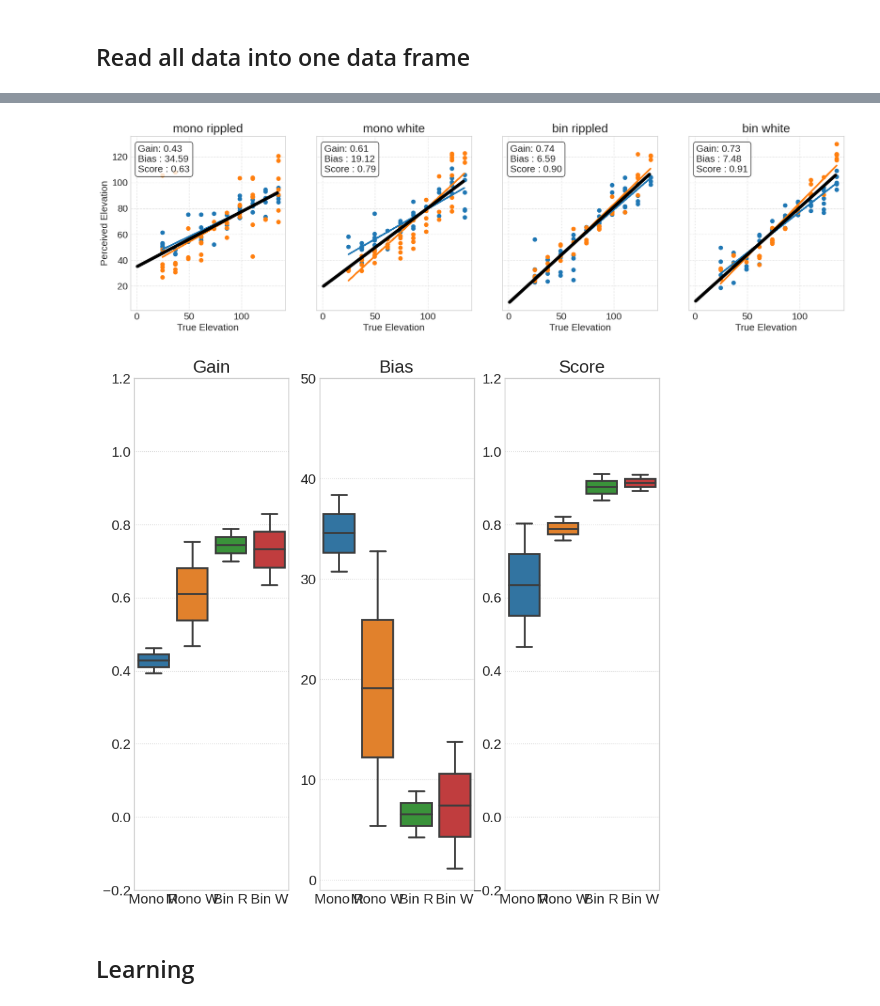
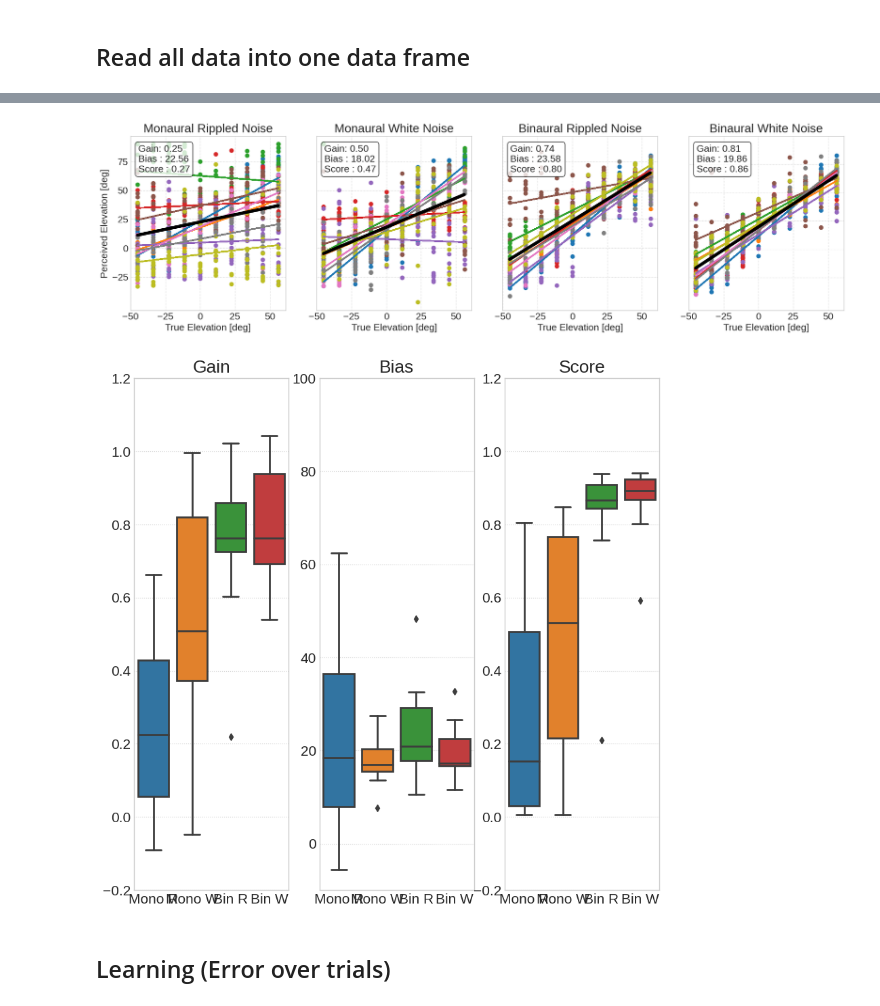
Before and after one commit to oesst/vertical_localization_exp, a Jupyter notebook: data_analysis.ipynb, the cells around one changed output, grey strips where cells are left out. Saved outputs shown, nothing was run; the diff lists cells and outputs as text; code cells hidden in the pictures.

```diff
--- a/data_analysis.ipynb
+++ b/data_analysis.ipynb
@@ -180,7 +183,21 @@ dfs = []
 for i in SOUND_FILES:
     print(i)
     df = pd.read_csv(i.resolve(),)
-    df.line_number = 135 - (df.line_number.values   * 12.25)
+    # aligne speakers on circle in degress
+
+    # distance between speakers: 11.25 deg; offset of -45 deg, since only the lower 10 speakers are used
+    df.line_number = ((df.line_number.values   * 11.25)) -45
+    # mirror user_estimtaes and then bring them in range -45deg - 90deg
+    df.user_estimate = abs((df.user_estimate-360))-270
+
+
+
+#     df.line_number = 135 - (df.line_number.values   * 12.25)
+    # remove rows with reaction times larger than 5s -> probably start trail
+    df = df.drop(df[df.reaction_time > 5].index)
+
+#     if "userid_02" in str(i.resolve()):
+#         dfs.append(df)
 
     dfs.append(df)
 
@@ -221,8 +245,8 @@ for i_condition,condition in enumerate(conditions):
             ax = axes[0,ax_num]
 
 
-            if i_df == 0:
-                ax.set_title(condition+' '+noise)
+#             if i_df == 0:
+#                 ax.set_title(condition+' '+noise)
 #                 print(condition,noise,ax_num)
 
 
@@ -244,60 +268,74 @@ for i_condition,condition in enumerate(conditions):
             ax.plot(x,y,linewidth=2)
             ax.scatter(outp,perc)
 
+
 means = lin_reg_results.mean(0)
-x = np.arange(1,135)
+x = np.arange(-45,56.25)
 
 ax = axes[0,0]
+ax.set_title('Monaural Rippled Noise')
 ax.plot(x,x*means[0,0]+means[0,1],color='black',linewidth=5)
 text_str = 'Gain: {0:1.2f}\nBias : {1:1.2f}\nScore : {2:1.2f}'.format(means[0,0],means[0,1],means[0,2])
 # these are matplotlib.patch.Patch properties
 props = dict(boxstyle='round', facecolor='white', alpha=0.8)
 # place a text box in upper left in axes coords
 ax.text(0.05, 0.95, text_str, transform=ax.transAxes, verticalalignment='top', bbox=props)
-ax.set_ylabel('Perceived Elevation')
-ax.set_xlabel('True Elevation')
+ax.set_ylabel('Perceived Elevation [deg]')
+ax.set_xlabel('True Elevation [deg]')
+ax.set_yticks([-25,0,25,50,75,100])
 
 
 ax = axes[0,1]
+ax.set_title('Monaural White Noise')
 ax.plot(x,x*means[1,0]+means[1,1],color='black',linewidth=5)
 text_str = 'Gain: {0:1.2f}\nBias : {1:1.2f}\nScore : {2:1.2f}'.format(means[1,0],means[1,1],means[1,2])
 # these are matplotlib.patch.Patch properties
 props = dict(boxstyle='round', facecolor='white', alpha=0.8)
 # place a text box in upper left in axes coords
 ax.text(0.05, 0.95, text_str, transform=ax.transAxes, verticalalignment='top', bbox=props)
-ax.set_xlabel('True Elevation')
+ax.set_xlabel('True Elevation [deg]')
+ax.set_yticks([-25,0,25,50,75,100])
 
 ax = axes[0,2]
+ax.set_title('Binaural Rippled Noise')
 ax.plot(x,x*means[2,0]+means[2,1],color='black',linewidth=5)
 text_str = 'Gain: {0:1.2f}\nBias : {1:1.2f}\nScore : {2:1.2f}'.format(means[2,0],means[2,1],means[2,2])
 # these are matplotlib.patch.Patch properties
 props = dict(boxstyle='round', facecolor='white', alpha=0.8)
 # place a text box in upper left in axes coords
 ax.text(0.05, 0.95, text_str, transform=ax.transAxes, verticalalignment='top', bbox=props)
-ax.set_xlabel('True Elevation')
+ax.set_xlabel('True Elevation [deg]')
+ax.set_yticks([-25,0,25,50,75,100])
 
 ax = axes[0,3]
+ax.set_title('Binaural White Noise')
 ax.plot(x,x*means[3,0]+means[3,1],color='black',linewidth=5)
 text_str = 'Gain: {0:1.2f}\nBias : {1:1.2f}\nScore : {2:1.2f}'.format(means[3,0],means[3,1],means[3,2])
 # these are matplotlib.patch.Patch properties
 props = dict(boxstyle='round', facecolor='white', alpha=0.8)
 # place a text box in upper left in axes coords
 ax.text(0.05, 0.95, text_str, transform=ax.transAxes, verticalalignment='top', bbox=props)
-ax.set_xlabel('True Elevation')
+ax.set_xlabel('True Elevation [deg]')
+ax.set_yticks([-25,0,25,50,75,100])
 
 
-plt.savefig('results_all.svg', dpi=300, bbox_inches='tight')
-plt.savefig('results_all.png', dpi=300, bbox_inches='tight')
 
 # plt.tight_layout()
+
+plt.savefig('behavioral_results.png', dpi=300)
+plt.savefig('behavioral_results.pdf', dpi=300)
+plt.savefig('behavioral_results.svg', dpi=300)
+
 plt.show()
+
+
 
 # print('Mono Rippled Mean Gain: {0:1.3f},  Bias : {1:1.3f},  Score : {1:1.3f}'.format(means[0,0],means[0,1],means[0,2]))
 # print('Mono White N Mean Gain: {0:1.3f},  Bias : {1:1.3f},  Score : {1:1.3f}'.format(means[1,0],means[1,1],means[1,2]))
 # print('Bina Rippled Mean Gain: {0:1.3f},  Bias : {1:1.3f},  Score : {1:1.3f}'.format(means[2,0],means[2,1],means[2,2]))
 # print('Bina White N Mean Gain: {0:1.3f},  Bias : {1:1.3f},  Score : {1:1.3f}'.format(means[3,0],means[3,1],means[3,2]))
 # %% [output]
-[figure, old version]
+[figure, new version]
 # %%
 
 fig = plt.figure(figsize=(10,10))
@@ -312,7 +350,7 @@ ax.set_ylim(-0.2,1.2)
 ax = axes[0,1]
 ax.set_title('Bias')
 sns.boxplot(data=lin_reg_results[:,:,1],showfliers=True, ax=ax, linewidth=2)
-ax.set_ylim(-1,50)
+ax.set_ylim(-10,100)
 
 ax = axes[0,2]
 ax.set_title('Score')
@@ -324,6 +362,6 @@ ax.set_xticklabels(['Mono R', 'Mono W', 'Bin R', 'Bin W'])
 
 plt.show()
 # %% [output]
-[figure, old version]
+[figure, new version]
 # %% [markdown]
-## Learning
+## Learning (Error over trials)
```
Also changed, not shown: parts of 18 cells of this notebook, 1 other file.
